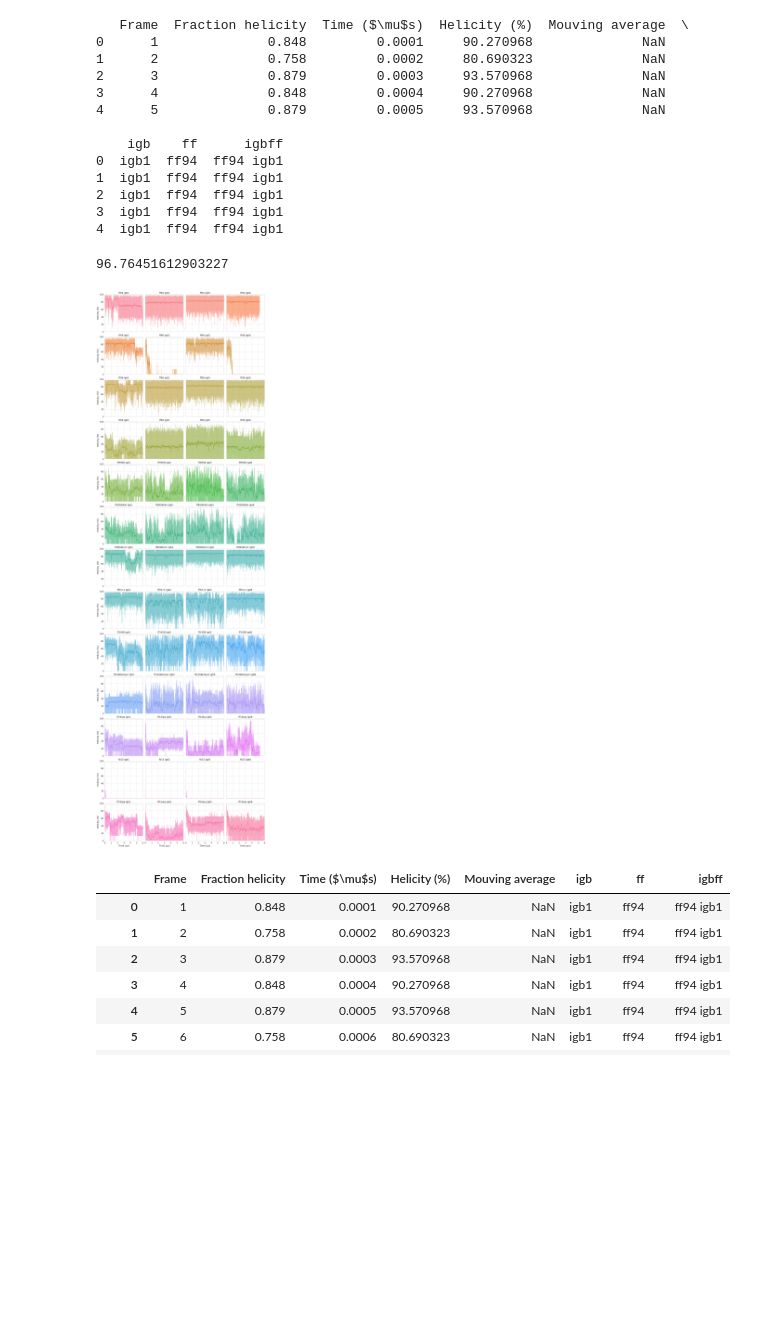
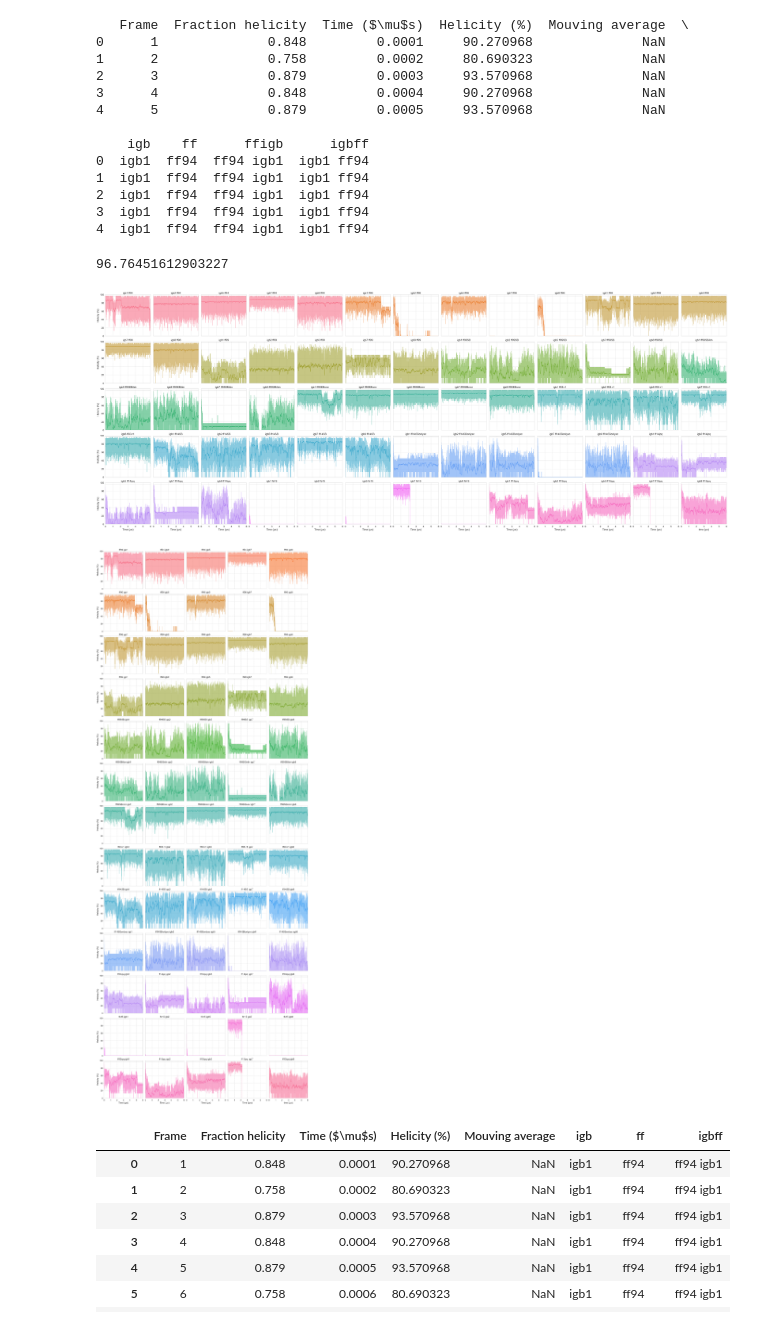
Before and after one commit to eric-jm-lang/GB_simulations_de_novo_peptides, a Jupyter notebook: 1-A4_K4E4_A4_K4E4_A4/3-Analysis/Analysis_percentage_helicity_2.ipynb, the cells around one changed output. Cells and saved outputs as stored; diff of their text form; code cells hidden in the pictures; blank space fills up the shorter version.

```diff
--- a/1-A4_K4E4_A4_K4E4_A4/3-Analysis/Analysis_percentage_helicity_2.ipynb
+++ b/1-A4_K4E4_A4_K4E4_A4/3-Analysis/Analysis_percentage_helicity_2.ipynb
@@ -35,7 +31,7 @@ seaborn version: 0.9.0
 # %%
 root_path = '../2-Run1'  # The path to the directory containing the systems
 
-igbs = ['igb1', 'igb2', 'igb5', 'igb8']  # Each of the systems as named in their directory
+igbs = ['igb1', 'igb2', 'igb5', 'igb7', 'igb8']  # Each of the systems as named in their directory
 
 ffs = ['ff94','ff96','ff98','ff99', 'ff99SB', 'ff99SBildn', 'ff99SBnmr', 'ff03.r1', 'ff14SB', \
        'ff14SBonlysc','ff14ipq','fb15','ff15ipq']  # The name of the state directories
@@ -60,7 +56,8 @@ for ff in ffs:
             df['Mouving average']=pd.Series.rolling(df['Helicity (%)'],window=500,center=False).mean()
             df['igb'] = igb
             df['ff'] = ff
-            df['igbff'] = '{0} {1}'.format(ff, igb)
+            df['ffigb'] = '{0} {1}'.format(ff, igb)
+            df['igbff'] = '{0} {1}'.format(igb, ff)
             igbff_all.append(df)
 df_total = pd.concat(igbff_all)
 print(df_total.head())
@@ -72,12 +69,12 @@ print(df_total.head())
 3      4              0.848         0.0004     90.270968              NaN
 4      5              0.879         0.0005     93.570968              NaN
 
-    igb    ff      igbff
-0  igb1  ff94  ff94 igb1
-1  igb1  ff94  ff94 igb1
-2  igb1  ff94  ff94 igb1
-3  igb1  ff94  ff94 igb1
-4  igb1  ff94  ff94 igb1
+    igb    ff      ffigb      igbff
+0  igb1  ff94  ff94 igb1  igb1 ff94
+1  igb1  ff94  ff94 igb1  igb1 ff94
+2  igb1  ff94  ff94 igb1  igb1 ff94
+3  igb1  ff94  ff94 igb1  igb1 ff94
+4  igb1  ff94  ff94 igb1  igb1 ff94
 # %%
 90.9*33/31
 # %% [output]
@@ -85,30 +82,57 @@ print(df_total.head())
 # %%
 sns.set(context='notebook', style='whitegrid', palette='deep', font='sans-serif',\
         font_scale=1.6, rc={'grid.linestyle': '--'})
 
-grid = sns.FacetGrid(df_total, col="igbff", col_wrap=4, hue="igbff", size=5, aspect=1,\
+grid = sns.FacetGrid(df_total, col="igbff", col_wrap=13, hue="ff", height=5, aspect=1,\
                      sharex=True, sharey=True, despine=False, legend_out=False)
 
 
 # Draw a horizontal line to show the starting point
 grid.map(plt.axhline, y=96.76, ls=":", c=".5") # 90.9*33/31
 
 grid.map(plt.plot, r'Time ($\mu$s)', 'Mouving average').set_titles("{col_name}")
 grid.map(plt.plot, r'Time ($\mu$s)', 'Helicity (%)', alpha=0.6).set_titles("{col_name}")
 # Adjust the tick positions and labels
 #grid.set(xticks=np.arange(5), yticks=[-3, 3],
          #xlim=(-.5, 4.5), ylim=(-3.5, 3.5))
 
 # Adjust the arrangement of the plots
 #grid.fig.tight_layout(w_pad=1)
 grid.set(xlim=(0, 6) , ylim=(0, 100))
 plt.xlabel(r'time ($\mu$s)')
 #plt.ylabel('Percentage helicity (%)')
-plt.savefig('./helicity.pdf')
-plt.savefig('./helicity.png')
+plt.savefig('./plots/helicity.pdf')
+# plt.savefig('./plots/helicity.png', dpi=300)
 plt.show()
 # %% [output]
-[figure, old version]
+[figure, new version]
+# %%
+sns.set(context='notebook', style='whitegrid', palette='deep', font='sans-serif',\
+        font_scale=1.6, rc={'grid.linestyle': '--'})
+
+grid = sns.FacetGrid(df_total, col="ffigb", col_wrap=5, hue="ffigb", height=5, aspect=1,\
+                     sharex=True, sharey=True, despine=False, legend_out=False)
+
+
+# Draw a horizontal line to show the starting point
+grid.map(plt.axhline, y=96.76, ls=":", c=".5") # 90.9*33/31
+
+grid.map(plt.plot, r'Time ($\mu$s)', 'Mouving average').set_titles("{col_name}")
+grid.map(plt.plot, r'Time ($\mu$s)', 'Helicity (%)', alpha=0.6).set_titles("{col_name}")
+# Adjust the tick positions and labels
+#grid.set(xticks=np.arange(5), yticks=[-3, 3],
+         #xlim=(-.5, 4.5), ylim=(-3.5, 3.5))
+
+# Adjust the arrangement of the plots
+#grid.fig.tight_layout(w_pad=1)
+grid.set(xlim=(0, 6) , ylim=(0, 100))
+plt.xlabel(r'time ($\mu$s)')
+#plt.ylabel('Percentage helicity (%)')
+plt.savefig('./plots/helicity2.pdf')
+# plt.savefig('./plots/helicity2.png', dpi=300)
+plt.show()
+# %% [output]
+[figure, added]
 # %%
 df_total
 # %% [output]
```
Also changed, not shown: parts of 2 cells of this notebook, 19 other files.
